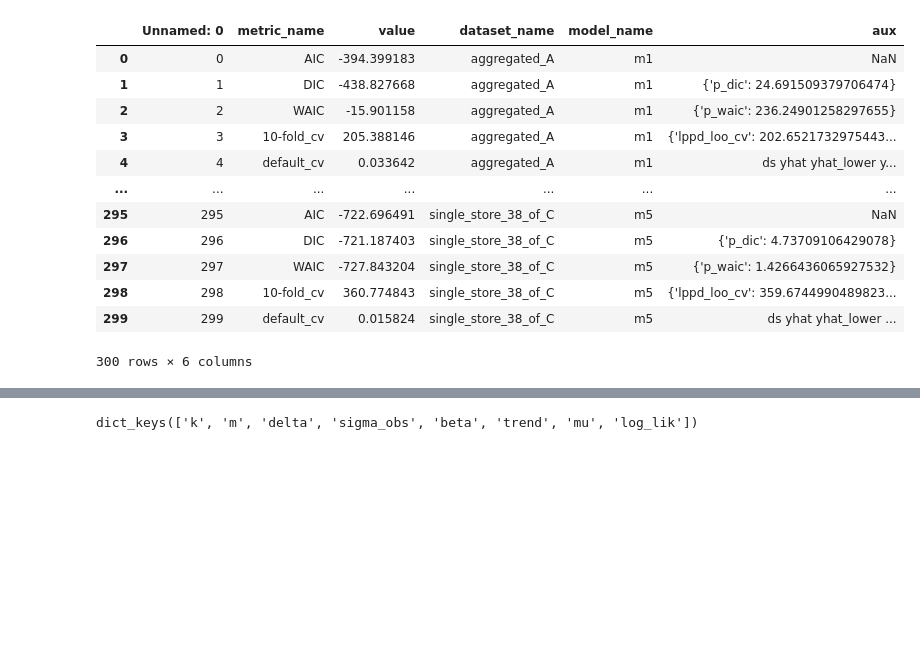
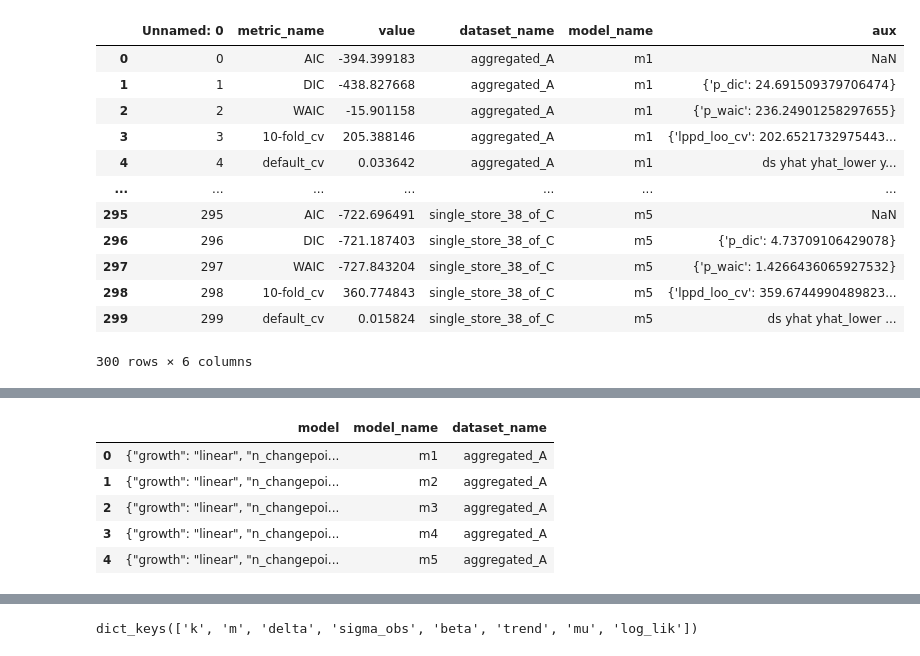
Before and after one commit to leevironty/BSC_thesis, a Jupyter notebook: notebooks/no_extra.ipynb, the cells around one changed output, grey strips where cells are left out. Cells and saved outputs as stored; diff of their text form; code cells hidden in the pictures; blank space fills up the shorter version.

```diff
--- a/notebooks/no_extra.ipynb
+++ b/notebooks/no_extra.ipynb
@@ -49,0 +67,9 @@ all_fitted_models['model_json'] = all_fitted_models['model'].apply(json.loads)
+# %%
+all_fitted_models.
+# %% [output]
+|  | model | model_name | dataset_name |
+| 0 | {"growth": "linear", "n_changepoi... | m1 | aggregated_A |
+| 1 | {"growth": "linear", "n_changepoi... | m2 | aggregated_A |
+| 2 | {"growth": "linear", "n_changepoi... | m3 | aggregated_A |
+| 3 | {"growth": "linear", "n_changepoi... | m4 | aggregated_A |
+| 4 | {"growth": "linear", "n_changepoi... | m5 | aggregated_A |
```
Also changed, not shown: parts of 22 cells of this notebook, 11 other files.
